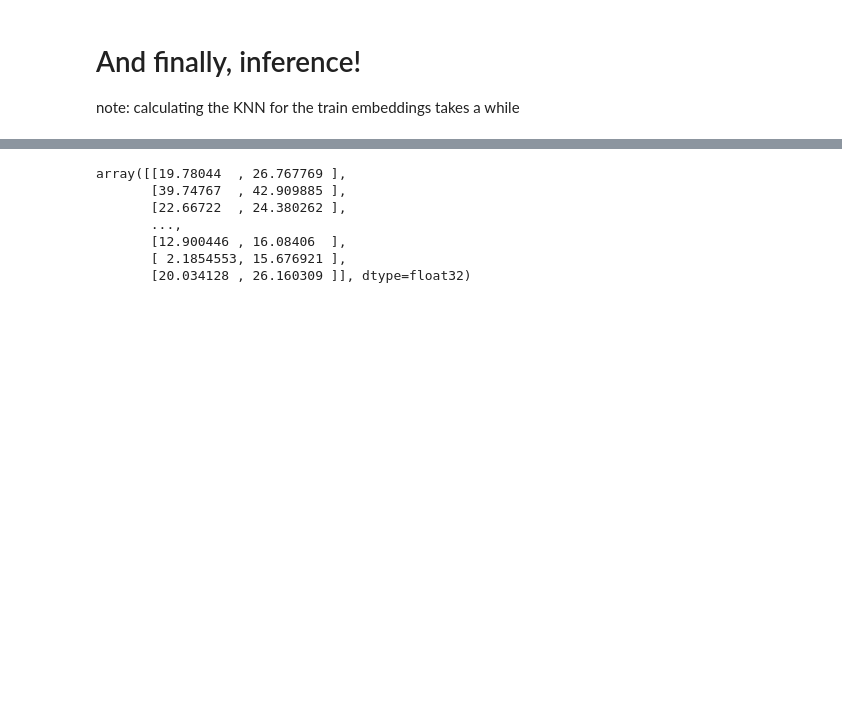
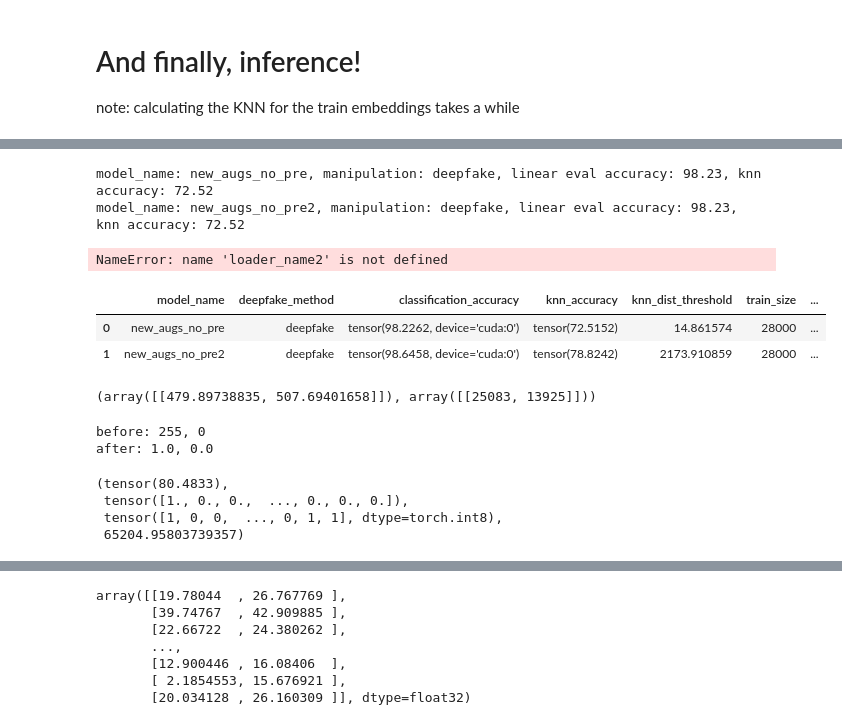
Before and after one commit to lev1ayz/DistributedDeepFakeDetection, a Jupyter notebook: Knn_and_Linear_eval.ipynb, the cells around one changed output, grey strips where cells are left out. Drawn from its saved outputs; the diff is of its cells as text; code cells hidden in the pictures; blank space fills up the shorter version.

Commit message:
chkpoint before stash pop

```diff
--- a/Knn_and_Linear_eval.ipynb
+++ b/Knn_and_Linear_eval.ipynb
@@ -849,0 +588,5 @@ eval_model_knns(div_tm.cpu(), tr, train_nn_div, train_knns_div,k=2)
+# %%
+c_acc,c_pred,c_tar = eval_model_classification(model,test_embeds, test_targets)
+c_acc2,c_pred2,c_tar2 = eval_model_classification(new_aug_no_pre_model2,test_embeds2, test_targets)
+k_acc,k_pred,k_tar,k_thresh = eval_model_knns(test_embeds, test_targets, train_nn, train_knns,k=K)
+k_acc2,k_pred2,k_tar2,k_thresh2 = eval_model_knns(test_embeds2, test_targets, train_nn2, train_knns2,k=3)
@@ -849,0 +613,44 @@ eval_model_knns(div_tm.cpu(), tr, train_nn_div, train_knns_div,k=2)
+# %%
+print(f'model_name: {model_name}, manipulation: {loader_name}, linear eval accuracy: {c_acc:.2f}, knn accuracy: {k_acc:.2f}')
+print(f'model_name: {model_name2}, manipulation: {loader_name}, linear eval accuracy: {c_acc:.2f}, knn accuracy: {k_acc:.2f}')
+all_test_results_df = all_test_results_df.append({'model_name' : model_name,
+                                        'deepfake_method' : loader_name,
+                                        'classification_accuracy' : c_acc,
+                                        'knn_accuracy' : k_acc,
+                                       'knn_dist_threshold':k_thresh,
+                                       'train_size': len(train_knns),
+                                       'test_size': len(loader.dataset)}, ignore_index=True)
+all_test_results_df = all_test_results_df.append({'model_name' : model_name2,
+                                        'deepfake_method' : loader_name,
+                                        'classification_accuracy' : c_acc2,
+                                        'knn_accuracy' : k_acc2,
+                                       'knn_dist_threshold':k_thresh2,
+                                       'train_size': len(train_knns2),
+                                       'test_size': len(loader.dataset)}, ignore_index=True)
+# %% [output]
+model_name: new_augs_no_pre, manipulation: deepfake, linear eval accuracy: 98.23, knn accuracy: 72.52
+model_name: new_augs_no_pre2, manipulation: deepfake, linear eval accuracy: 98.23, knn accuracy: 72.52
+NameError: name 'loader_name2' is not defined
+# %%
+all_test_results_df = all_test_results_df.append({'model_name' : model_name2,
+                                        'deepfake_method' : loader_name,
+                                        'classification_accuracy' : c_acc2,
+                                        'knn_accuracy' : k_acc2,
+                                       'knn_dist_threshold':k_thresh2,
+                                       'train_size': len(train_knns2),
+                                       'test_size': len(loader.dataset)}, ignore_index=True)
+# %%
+all_test_results_df
+# %% [output]
+|  | model_name | deepfake_method | classification_accuracy | knn_accuracy | knn_dist_threshold | train_size | ... |
+| 0 | new_augs_no_pre | deepfake | tensor(98.2262, device='cuda:0') | tensor(72.5152) | 14.861574 | 28000 | ... |
+| 1 | new_augs_no_pre2 | deepfake | tensor(98.6458, device='cuda:0') | tensor(78.8242) | 2173.910859 | 28000 | ... |
+# %%
+train_nn_div.kneighbors(div_tests[trs==1]=)
+# %% [output]
+(array([[479.89738835, 507.69401658]]), array([[25083, 13925]]))
+# %%
+test, div_tests, trs = get_embeds(new_aug_no_pre_model, dpfk_test_loader,div=True)
+# %% [output]
+before: 255, 0
+after: 1.0, 0.0
@@ -849,0 +659,7 @@ eval_model_knns(div_tm.cpu(), tr, train_nn_div, train_knns_div,k=2)
+# %%
+eval_model_knns(test.cpu(), trs, train_nn, train_knns,k=2)
+# %% [output]
+(tensor(80.4833),
+ tensor([1., 0., 0.,  ..., 0., 0., 0.]),
+ tensor([1, 0, 0,  ..., 0, 1, 1], dtype=torch.int8),
+ 65204.95803739357)
```
Also changed, not shown: parts of 44 cells of this notebook, 15 other files.
